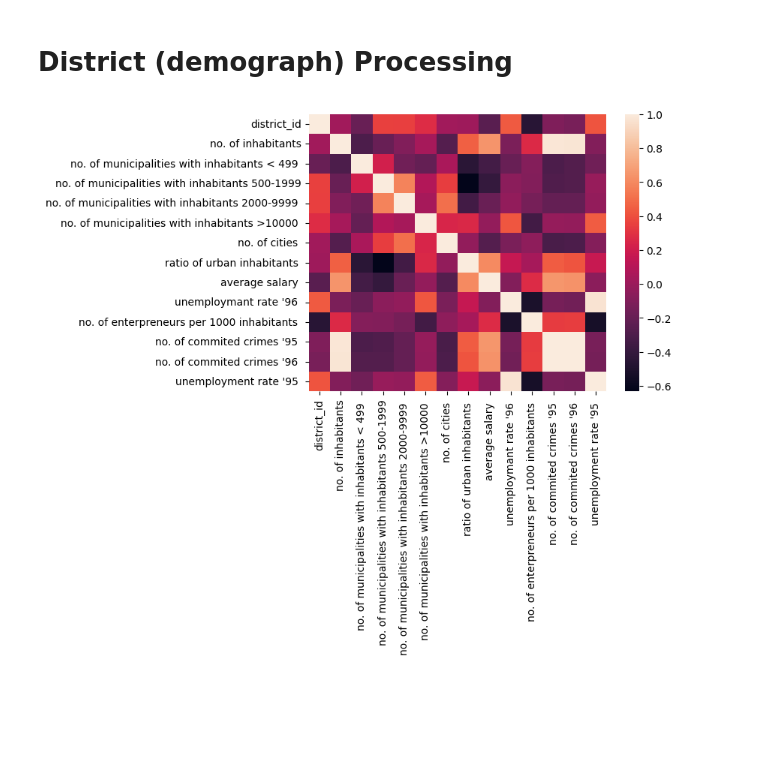
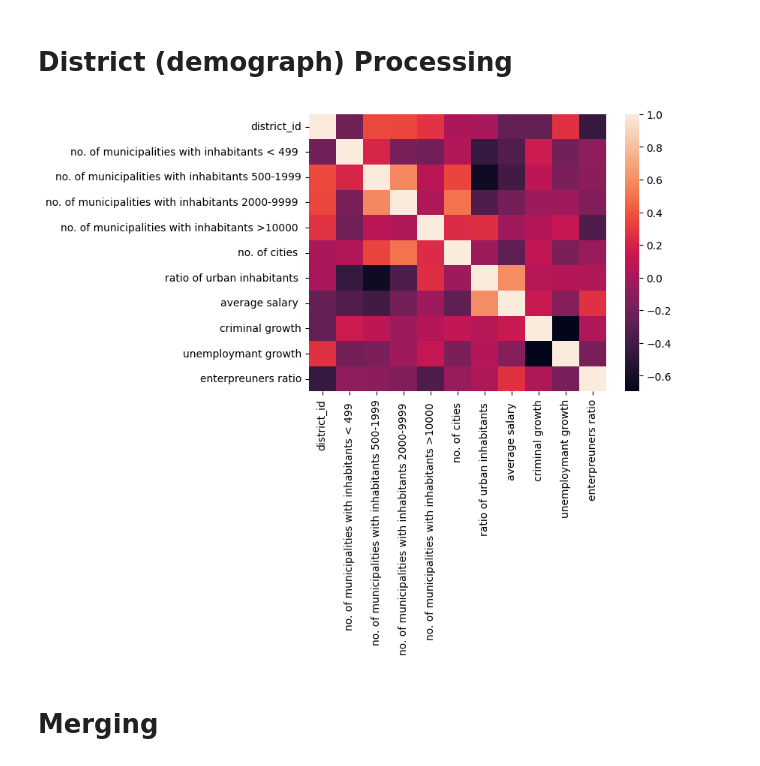
Before and after one commit to BernardoFerreira00/AC-Project, a Jupyter notebook: Notebooks/data processing.ipynb, the cells around one changed output. Cells and saved outputs as stored; diff of their text form; code cells hidden in the pictures; blank space fills up the shorter version.

```diff
--- a/Notebooks/data processing.ipynb
+++ b/Notebooks/data processing.ipynb
@@ -128,17 +135,31 @@ card_df.to_csv('refined/card.csv')
 # District (demograph) Processing
 # %%
 district_df.rename(columns={'code ' : 'district_id'}, inplace=True)
-district_df["unemployment rate '95 "] = pd.to_numeric(district_df["unemploymant rate '95 "], errors='coerce')
+district_df["unemploymant rate '95 "] = pd.to_numeric(district_df["unemploymant rate '95 "], errors='coerce')
 #filling NA values with mean
-district_df["unemployment rate '95 "].fillna(district_df["unemployment rate '95 "].mean(), inplace=True)
+district_df["unemploymant rate '95 "].fillna(district_df["unemploymant rate '95 "].mean(), inplace=True)
 
 district_df["no. of commited crimes '95 "] = pd.to_numeric(district_df["no. of commited crimes '95 "], errors='coerce')
 #filling NA values with mean
 district_df["no. of commited crimes '95 "].fillna(district_df["no. of commited crimes '95 "].mean(), inplace=True)
 
+#growths
+district_df["criminal growth"] = (district_df["no. of commited crimes '96 "] - district_df["no. of commited crimes '95 "]) / district_df["no. of inhabitants"]
+district_df['unemploymant growth'] = district_df["unemploymant rate '96 "] - district_df["unemploymant rate '95 "]
+
+#simplifying ratios lmao
+district_df['enterpreuners ratio'] = district_df['no. of enterpreneurs per 1000 inhabitants '] / 1000
+district_df['ratio of urban inhabitants '] = district_df['ratio of urban inhabitants '] / 100
+
+district_df.drop(columns=['name ', 'no. of enterpreneurs per 1000 inhabitants ', 'no. of inhabitants',
+        "unemploymant rate '96 ", "no. of commited crimes '96 ",
+        "unemploymant rate '95 ", "no. of commited crimes '95 "], inplace=True)
+
 
 corr = district_df.corr()
 sns.heatmap(corr);
 district_df.to_csv('refined/district.csv')
 # %% [output]
-[figure, old version]
+[figure, new version]
+# %% [markdown]
+# Merging
```
Also changed, not shown: parts of 5 cells of this notebook.
